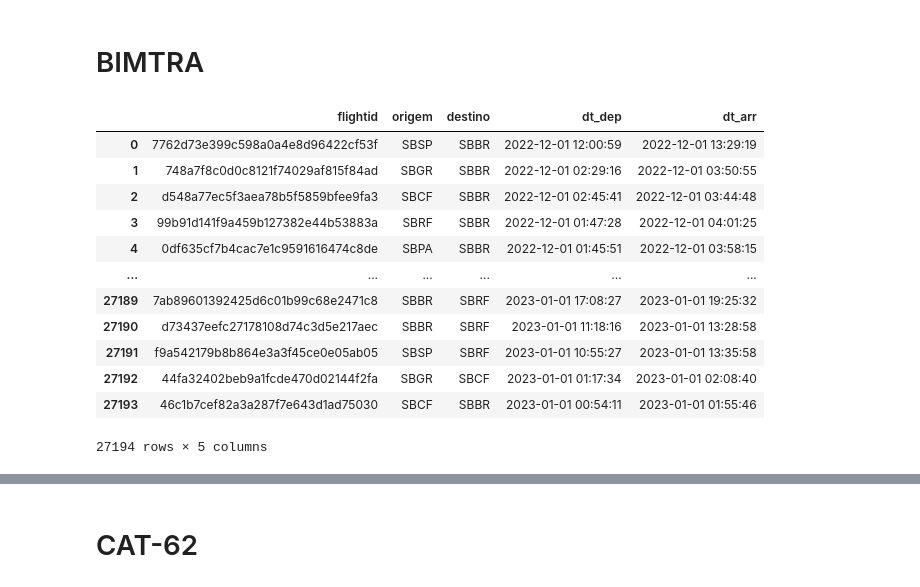
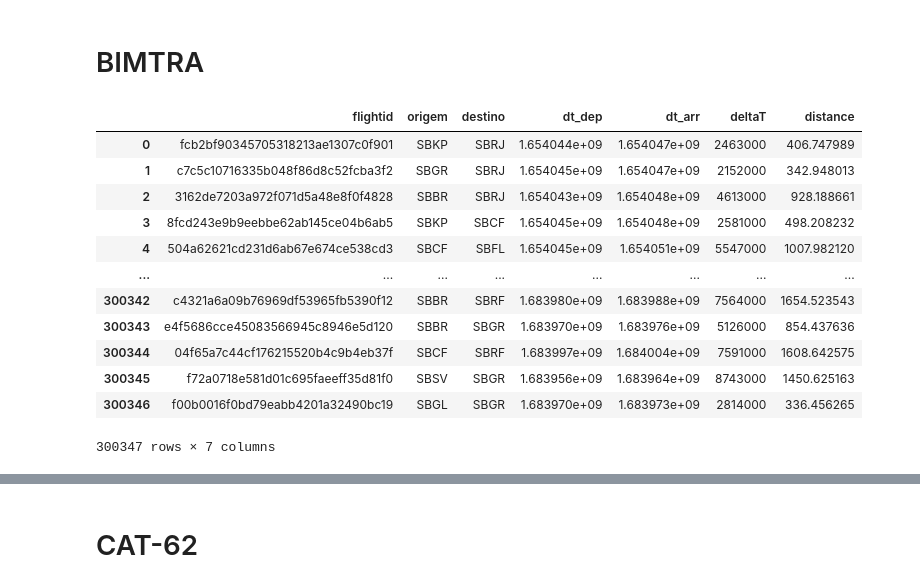
Before and after one commit to LucasRamosP/ITA_LATAM_Challenge, a Jupyter notebook: notebook.ipynb, the cells around one changed output, grey strips where cells are left out. Saved outputs shown, nothing was run; the diff lists cells and outputs as text; code cells hidden in the pictures.

Commit message:
- Distancia entre aeroportos

```diff
--- a/notebook.ipynb
+++ b/notebook.ipynb
@@ -4,28 +32,33 @@ import datetime as dt
 # %% [markdown]
 # BIMTRA
+# %%
+# Pega o df do BIMTRA da API
+df_bimtra_raw = request_api(endpoint='bimtra', inicial_date = '2022-06-01', final_date ='2023-05-13')
 # %%
-# Pega o df do BIMTRA da API
-df_bimtra = request_api(endpoint='bimtra', inicial_date = '2022-12-01', final_date ='2023-01-01')
 
+df_bimtra = df_bimtra_raw.copy()
 # Transforma os datetimes
+df_bimtra['deltaT'] = df_bimtra['dt_arr']-df_bimtra['dt_dep']
+
 df_bimtra[['dt_dep','dt_arr']] = df_bimtra[['dt_dep','dt_arr']]/1000
 
-df_bimtra['dt_dep'] = pd.to_datetime(df_bimtra['dt_dep'], unit ='s')
+#df_bimtra['dt_dep'] = pd.to_datetime(df_bimtra['dt_dep'], unit ='s')
 
-df_bimtra['dt_arr'] = pd.to_datetime(df_bimtra['dt_arr'], unit ='s')
+#df_bimtra['dt_arr'] = pd.to_datetime(df_bimtra['dt_arr'], unit ='s')
 
+df_bimtra['distance'] = df_bimtra.apply(calcular_distancia, axis=1)
 df_bimtra
 # %% [output]
-|  | flightid | origem | destino | dt_dep | dt_arr |
-| 0 | 7762d73e399c598a0a4e8d96422cf53f | SBSP | SBBR | 2022-12-01 12:00:59 | 2022-12-01 13:29:19 |
-| 1 | 748a7f8c0d0c8121f74029af815f84ad | SBGR | SBBR | 2022-12-01 02:29:16 | 2022-12-01 03:50:55 |
-| 2 | d548a77ec5f3aea78b5f5859bfee9fa3 | SBCF | SBBR | 2022-12-01 02:45:41 | 2022-12-01 03:44:48 |
-| 3 | 99b91d141f9a459b127382e44b53883a | SBRF | SBBR | 2022-12-01 01:47:28 | 2022-12-01 04:01:25 |
-| 4 | 0df635cf7b4cac7e1c9591616474c8de | SBPA | SBBR | 2022-12-01 01:45:51 | 2022-12-01 03:58:15 |
-| ... | ... | ... | ... | ... | ... |
-| 27189 | 7ab89601392425d6c01b99c68e2471c8 | SBBR | SBRF | 2023-01-01 17:08:27 | 2023-01-01 19:25:32 |
-| 27190 | d73437eefc27178108d74c3d5e217aec | SBBR | SBRF | 2023-01-01 11:18:16 | 2023-01-01 13:28:58 |
-| 27191 | f9a542179b8b864e3a3f45ce0e05ab05 | SBSP | SBRF | 2023-01-01 10:55:27 | 2023-01-01 13:35:58 |
-| 27192 | 44fa32402beb9a1fcde470d02144f2fa | SBGR | SBCF | 2023-01-01 01:17:34 | 2023-01-01 02:08:40 |
-| 27193 | 46c1b7cef82a3a287f7e643d1ad75030 | SBCF | SBBR | 2023-01-01 00:54:11 | 2023-01-01 01:55:46 |
+|  | flightid | origem | destino | dt_dep | dt_arr | deltaT | distance |
+| 0 | fcb2bf90345705318213ae1307c0f901 | SBKP | SBRJ | 1.654044e+09 | 1.654047e+09 | 2463000 | 406.747989 |
+| 1 | c7c5c10716335b048f86d8c52fcba3f2 | SBGR | SBRJ | 1.654045e+09 | 1.654047e+09 | 2152000 | 342.948013 |
+| 2 | 3162de7203a972f071d5a48e8f0f4828 | SBBR | SBRJ | 1.654043e+09 | 1.654048e+09 | 4613000 | 928.188661 |
+| 3 | 8fcd243e9b9eebbe62ab145ce04b6ab5 | SBKP | SBCF | 1.654045e+09 | 1.654048e+09 | 2581000 | 498.208232 |
+| 4 | 504a62621cd231d6ab67e674ce538cd3 | SBCF | SBFL | 1.654045e+09 | 1.654051e+09 | 5547000 | 1007.982120 |
+| ... | ... | ... | ... | ... | ... | ... | ... |
+| 300342 | c4321a6a09b76969df53965fb5390f12 | SBBR | SBRF | 1.683980e+09 | 1.683988e+09 | 7564000 | 1654.523543 |
+| 300343 | e4f5686cce45083566945c8946e5d120 | SBBR | SBGR | 1.683970e+09 | 1.683976e+09 | 5126000 | 854.437636 |
+| 300344 | 04f65a7c44cf176215520b4c9b4eb37f | SBCF | SBRF | 1.683997e+09 | 1.684004e+09 | 7591000 | 1608.642575 |
+| 300345 | f72a0718e581d01c695faeeff35d81f0 | SBSV | SBGR | 1.683956e+09 | 1.683964e+09 | 8743000 | 1450.625163 |
+| 300346 | f00b0016f0bd79eabb4201a32490bc19 | SBGL | SBGR | 1.683970e+09 | 1.683973e+09 | 2814000 | 336.456265 |
-27194 rows × 5 columns
+300347 rows × 7 columns
```
Also changed, not shown: parts of 9 cells of this notebook, 1 other file.
